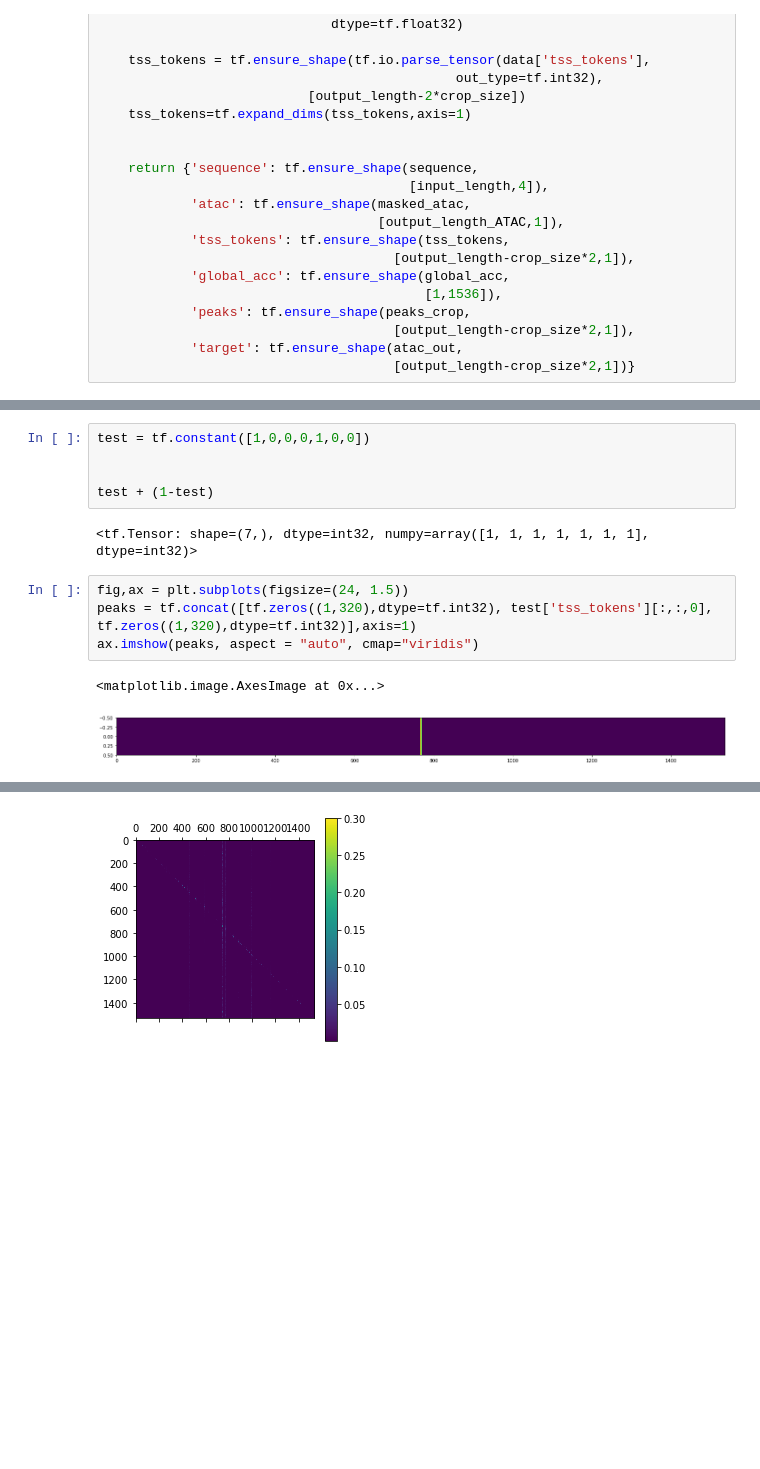
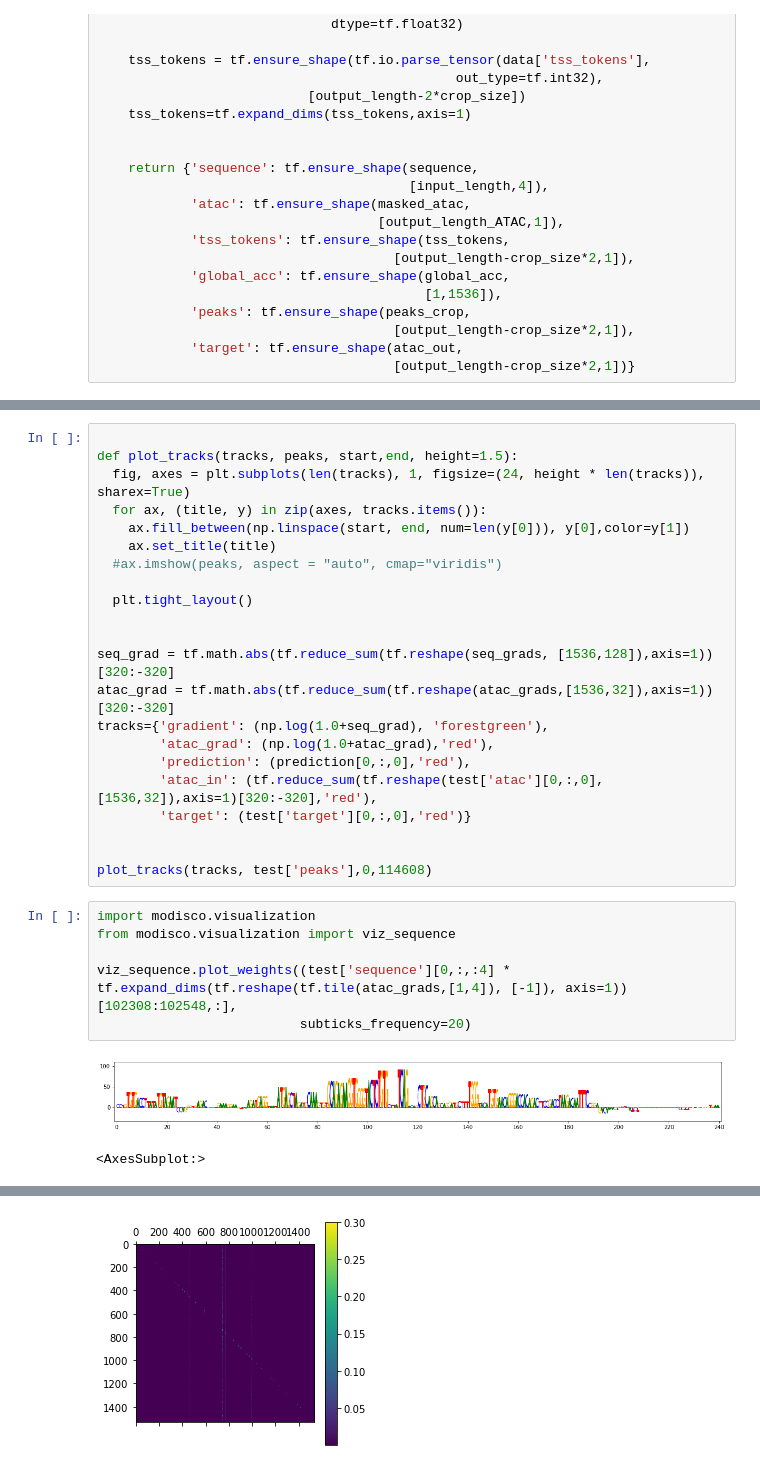
Before and after one commit to abuchin/genformer, a Jupyter notebook: visualize_embeddings.ipynb, the cells around one changed output, grey strips where cells are left out. Drawn from its saved outputs; the diff is of its cells as text; blank space fills up the shorter version.

```diff
--- a/visualize_embeddings.ipynb
+++ b/visualize_embeddings.ipynb
@@ -391,14 +445,31 @@ array([[ 45568,      0],
 # %%
-test = tf.constant([1,0,0,0,1,0,0])
+
+def plot_tracks(tracks, peaks, start,end, height=1.5):
+  fig, axes = plt.subplots(len(tracks), 1, figsize=(24, height * len(tracks)), sharex=True)
+  for ax, (title, y) in zip(axes, tracks.items()):
+    ax.fill_between(np.linspace(start, end, num=len(y[0])), y[0],color=y[1])
+    ax.set_title(title)
+  #ax.imshow(peaks, aspect = "auto", cmap="viridis")
+
+  plt.tight_layout()
 
 
-test + (1-test)
+seq_grad = tf.math.abs(tf.reduce_sum(tf.reshape(seq_grads, [1536,128]),axis=1))[320:-320]
+atac_grad = tf.math.abs(tf.reduce_sum(tf.reshape(atac_grads,[1536,32]),axis=1))[320:-320]
+tracks={'gradient': (np.log(1.0+seq_grad), 'forestgreen'),
+        'atac_grad': (np.log(1.0+atac_grad),'red'),
+        'prediction': (prediction[0,:,0],'red'),
+        'atac_in': (tf.reduce_sum(tf.reshape(test['atac'][0,:,0], [1536,32]),axis=1)[320:-320],'red'),
+        'target': (test['target'][0,:,0],'red')}
+
+
+plot_tracks(tracks, test['peaks'],0,114608)
-# %% [output]
-<tf.Tensor: shape=(7,), dtype=int32, numpy=array([1, 1, 1, 1, 1, 1, 1], dtype=int32)>
 # %%
-fig,ax = plt.subplots(figsize=(24, 1.5))
-peaks = tf.concat([tf.zeros((1,320),dtype=tf.int32), test['tss_tokens'][:,:,0], tf.zeros((1,320),dtype=tf.int32)],axis=1)
-ax.imshow(peaks, aspect = "auto", cmap="viridis")
+import modisco.visualization
+from modisco.visualization import viz_sequence
+
+viz_sequence.plot_weights((test['sequence'][0,:,:4] * tf.expand_dims(tf.reshape(tf.tile(atac_grads,[1,4]), [-1]), axis=1))[102308:102548,:],
+                          subticks_frequency=20)
 # %% [output]
+[figure, new version]
-<matplotlib.image.AxesImage at 0x...>
+<AxesSubplot:>
-[figure, old version]
```
Also changed, not shown: parts of 14 cells of this notebook, 3 other files.
